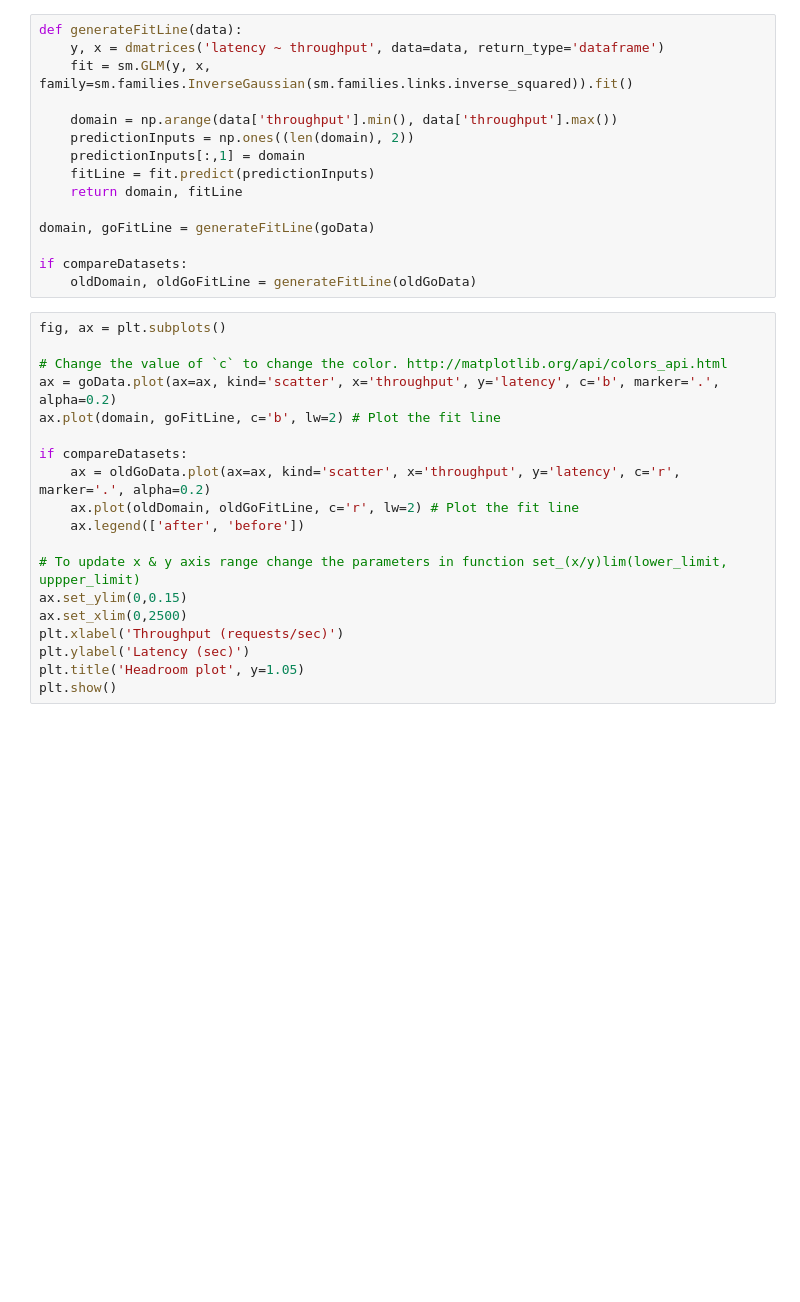
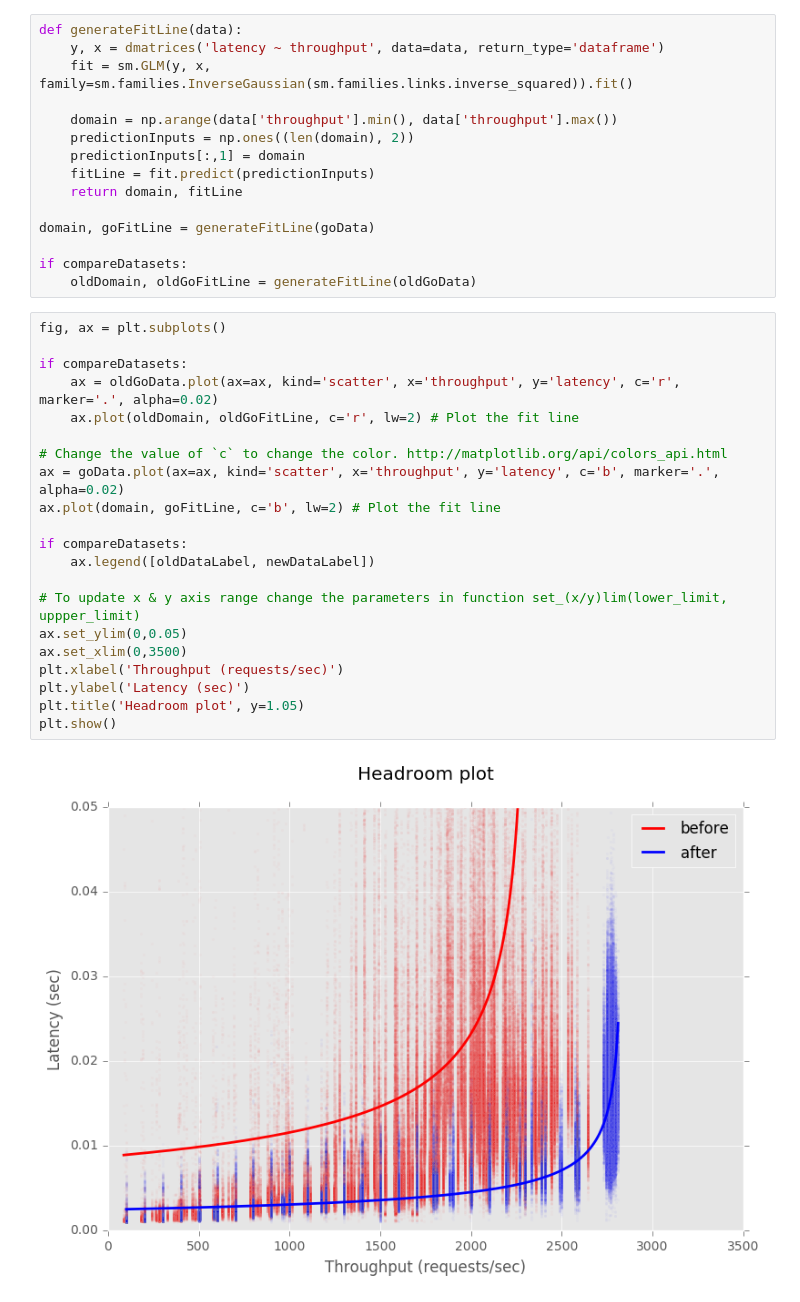
Before and after one commit to cloudfoundry/routing-perf-release, a Jupyter notebook: src/jupyter_notebook/Performance_Data.ipynb, the cells around one changed output. Cells and saved outputs as stored; diff of their text form; blank space fills up the shorter version.

```diff
--- a/src/jupyter_notebook/Performance_Data.ipynb
+++ b/src/jupyter_notebook/Performance_Data.ipynb
@@ -163,19 +241,23 @@ if compareDatasets:
 # %%
 fig, ax = plt.subplots()
 
+if compareDatasets:
+    ax = oldGoData.plot(ax=ax, kind='scatter', x='throughput', y='latency', c='r', marker='.', alpha=0.02)
+    ax.plot(oldDomain, oldGoFitLine, c='r', lw=2) # Plot the fit line
+
 # Change the value of `c` to change the color. http://matplotlib.org/api/colors_api.html
-ax = goData.plot(ax=ax, kind='scatter', x='throughput', y='latency', c='b', marker='.', alpha=0.2)
+ax = goData.plot(ax=ax, kind='scatter', x='throughput', y='latency', c='b', marker='.', alpha=0.02)
 ax.plot(domain, goFitLine, c='b', lw=2) # Plot the fit line
 
 if compareDatasets:
-    ax = oldGoData.plot(ax=ax, kind='scatter', x='throughput', y='latency', c='r', marker='.', alpha=0.2)
-    ax.plot(oldDomain, oldGoFitLine, c='r', lw=2) # Plot the fit line
-    ax.legend(['after', 'before'])
+    ax.legend([oldDataLabel, newDataLabel])
 
 # To update x & y axis range change the parameters in function set_(x/y)lim(lower_limit, uppper_limit)
-ax.set_ylim(0,0.15)
-ax.set_xlim(0,2500)
+ax.set_ylim(0,0.05)
+ax.set_xlim(0,3500)
 plt.xlabel('Throughput (requests/sec)')
 plt.ylabel('Latency (sec)')
 plt.title('Headroom plot', y=1.05)
 plt.show()
+# %% [output]
+[figure, added]
```
Also changed, not shown: parts of 22 cells of this notebook.
